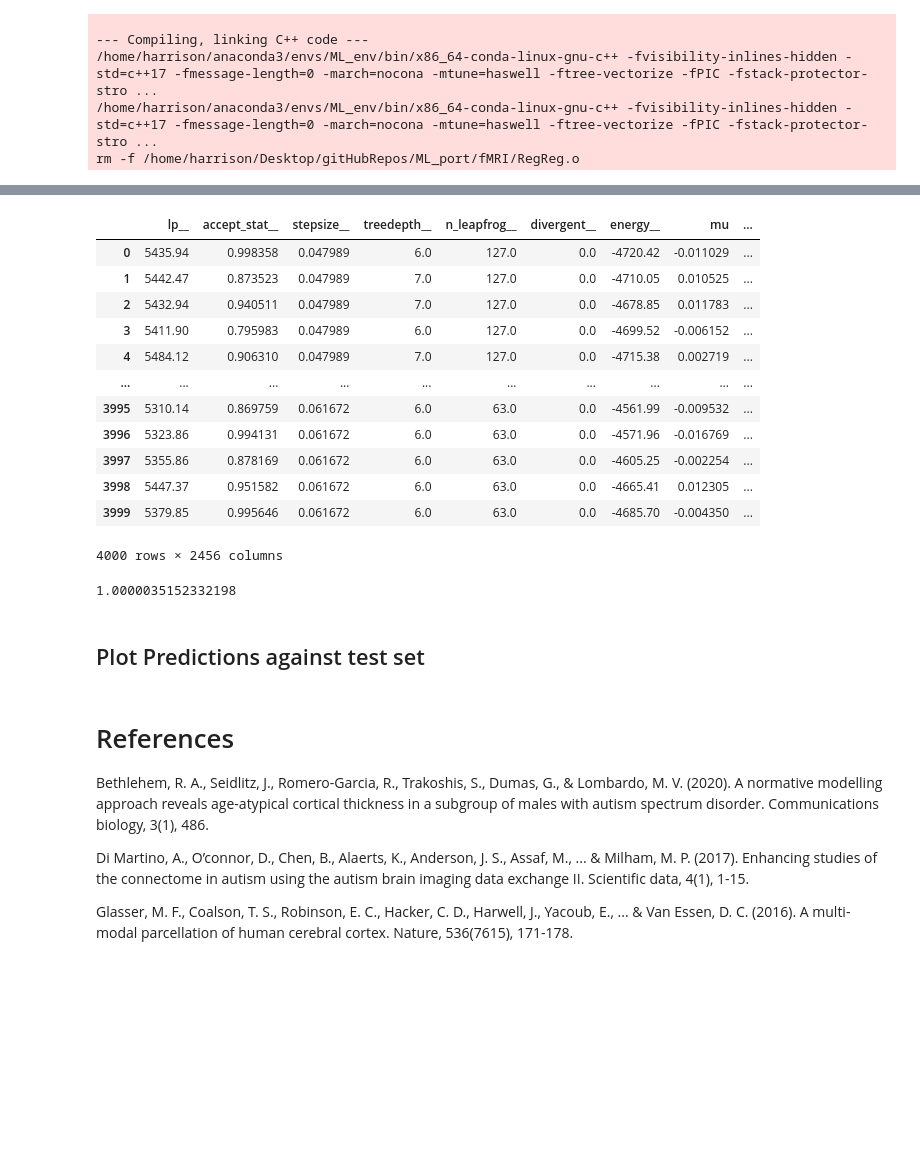
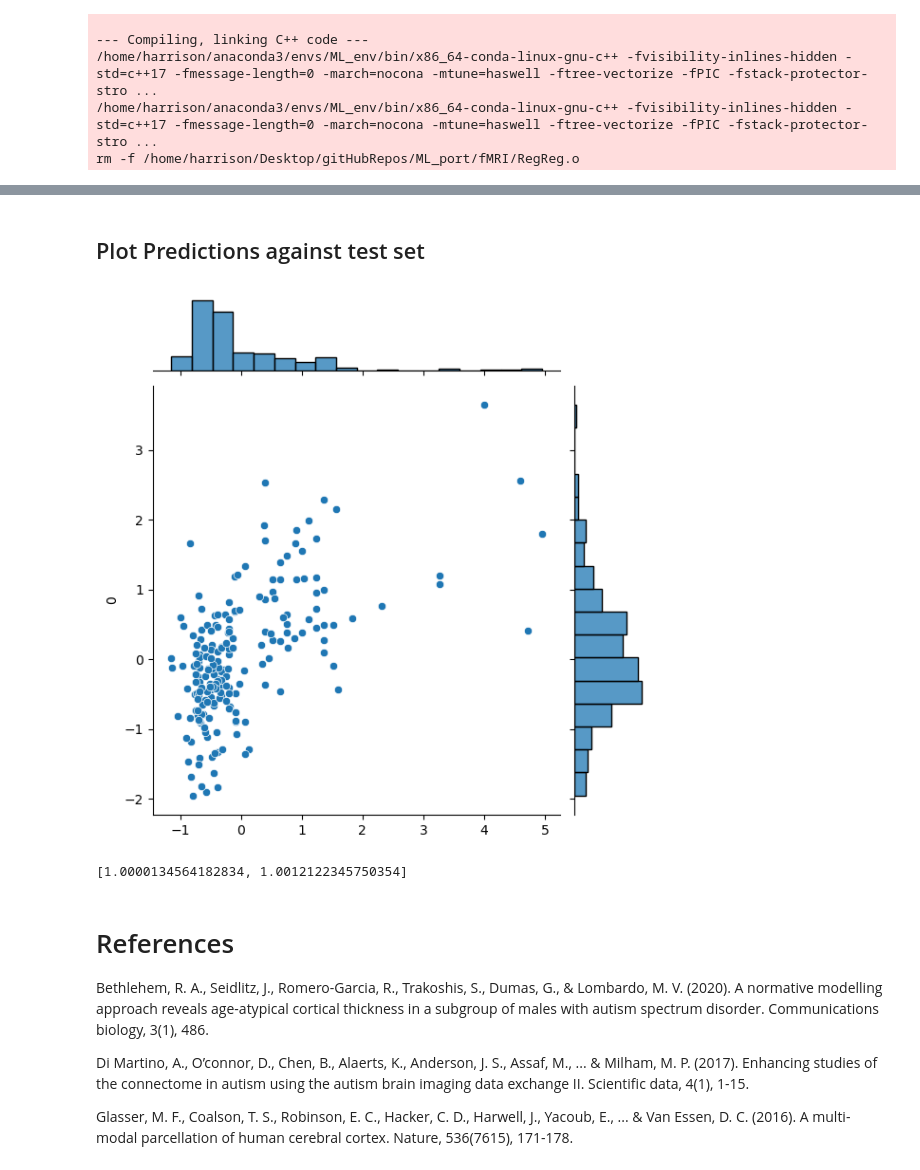
Before and after one commit to HPCurtis/ML_port, a Jupyter notebook: fMRI/RidgeABIDE.ipynb, the cells around one changed output, grey strips where cells are left out. Cells and saved outputs as stored; diff of their text form; code cells hidden in the pictures; blank space fills up the shorter version.

```diff
--- a/fMRI/RidgeABIDE.ipynb
+++ b/fMRI/RidgeABIDE.ipynb
@@ -146,30 +195,21 @@ fitR = modelR.sample(data ='RegRegABIDE.json', chains = 4, inits = vbR_vars, ite
 # %%
-az.summary(fitR)
+summR = az.summary(fitR)
+summR.to_csv('RidgeSummary.csv')
 RidgeDrawsDf = fitR.draws_pd()
+RidgeDrawsDf.to_csv('RidgeSamples.csv')
-# %% [output]
-|  | lp__ | accept_stat__ | stepsize__ | treedepth__ | n_leapfrog__ | divergent__ | energy__ | mu | ... |
-| 0 | 5435.94 | 0.998358 | 0.047989 | 6.0 | 127.0 | 0.0 | -4720.42 | -0.011029 | ... |
-| 1 | 5442.47 | 0.873523 | 0.047989 | 7.0 | 127.0 | 0.0 | -4710.05 | 0.010525 | ... |
-| 2 | 5432.94 | 0.940511 | 0.047989 | 7.0 | 127.0 | 0.0 | -4678.85 | 0.011783 | ... |
-| 3 | 5411.90 | 0.795983 | 0.047989 | 6.0 | 127.0 | 0.0 | -4699.52 | -0.006152 | ... |
-| 4 | 5484.12 | 0.906310 | 0.047989 | 7.0 | 127.0 | 0.0 | -4715.38 | 0.002719 | ... |
-| ... | ... | ... | ... | ... | ... | ... | ... | ... | ... |
-| 3995 | 5310.14 | 0.869759 | 0.061672 | 6.0 | 63.0 | 0.0 | -4561.99 | -0.009532 | ... |
-| 3996 | 5323.86 | 0.994131 | 0.061672 | 6.0 | 63.0 | 0.0 | -4571.96 | -0.016769 | ... |
-| 3997 | 5355.86 | 0.878169 | 0.061672 | 6.0 | 63.0 | 0.0 | -4605.25 | -0.002254 | ... |
-| 3998 | 5447.37 | 0.951582 | 0.061672 | 6.0 | 63.0 | 0.0 | -4665.41 | 0.012305 | ... |
-| 3999 | 5379.85 | 0.995646 | 0.061672 | 6.0 | 63.0 | 0.0 | -4685.70 | -0.004350 | ... |
-4000 rows × 2456 columns
 # %%
 # Compute the point estimate of the prediction error
-mse, draws = pmse(fitR, y_test)
-mse
+mseR, drawsR = pmse(fitR, y_test)
-# %% [output]
-1.0000035152332198
 # %% [markdown]
  ## Plot Predictions against test set
 # %%
-sns.jointplot(x = y_test, y = draws );
+sns.jointplot(x = y_test, y = drawsR );
+# %% [output]
+[figure, added]
+# %%
+[mseL, mseR]
+# %% [output]
+[1.0000134564182834, 1.0012122345750354]
 # %% [markdown]
 # References
 
```
Also changed, not shown: parts of 9 cells of this notebook, 4 other files.
